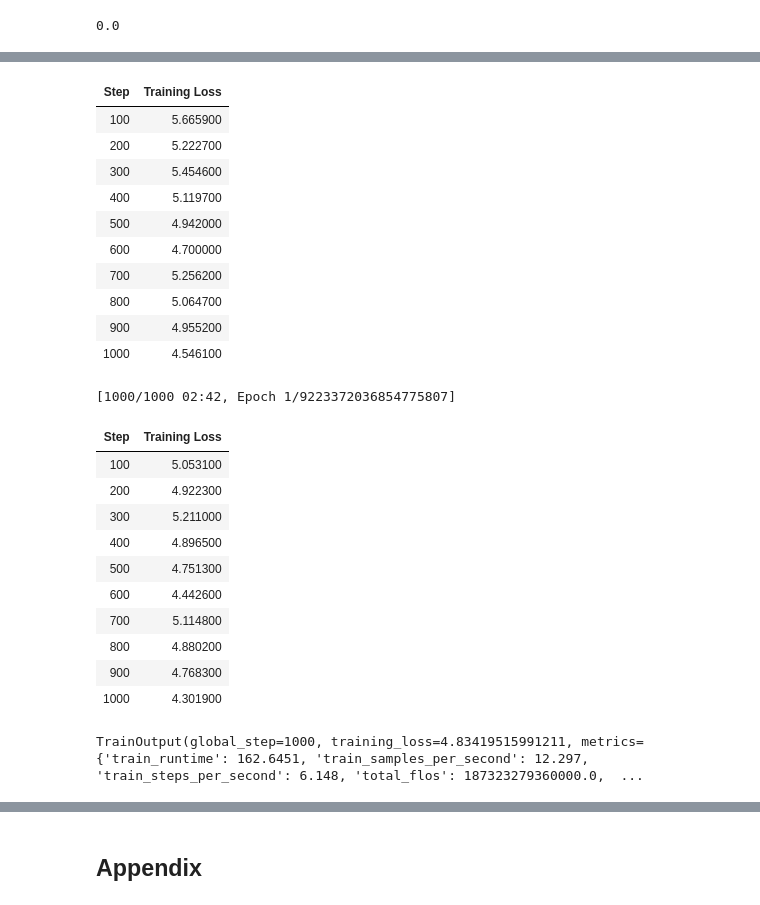
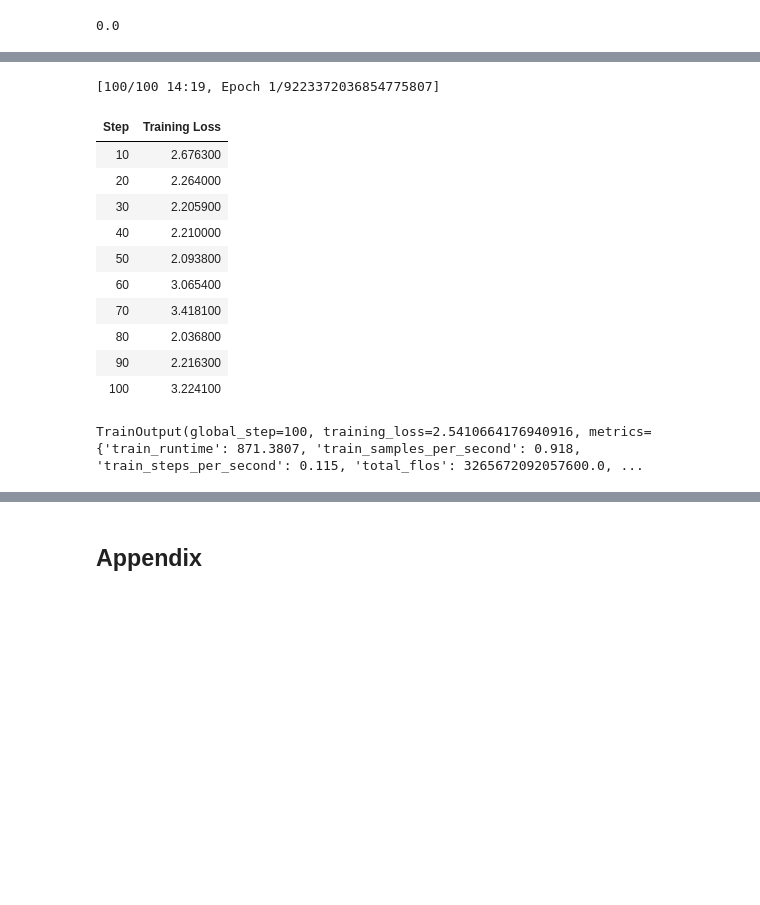
Before and after one commit to shakewingo/GetHandsDirty, a Jupyter notebook: sft/train_llama2_from_scratch.ipynb, the cells around one changed output, grey strips where cells are left out. Cells and saved outputs as stored; diff of their text form; code cells hidden in the pictures; blank space fills up the shorter version.

```diff
--- a/sft/train_llama2_from_scratch.ipynb
+++ b/sft/train_llama2_from_scratch.ipynb
@@ -306,4 +340,5 @@ class LLM(PreTrainedModel):
 # %%
-tokenizer = AutoTokenizer.from_pretrained("./tokenizer")
-tokenizer.bos_token = '<|im_start|>' # based on original data
-tokenizer.eos_token = '<|im_end|>'
+QWEN_PATH = "/Users/yingyao/Desktop/Code.nosync/GetHandsDirty.nosync/gz-data/Qwen2.5-1.5B-Instruct"
+tokenizer = AutoTokenizer.from_pretrained(QWEN_PATH)
+# Qwen2's tokenizer already has <|im_start|> / <|im_end|> registered as added tokens — no patching needed.
+print("vocab size:", len(tokenizer), " pad:", tokenizer.pad_token_id, " eos:", tokenizer.eos_token_id)
@@ -355,16 +415,24 @@ count_parameters(model)
 # %%
-args = TrainingArguments(output_dir='./result',
-                        num_train_epochs=2,
-                        do_train=True,
-                        per_device_train_batch_size=2,
-                        gradient_accumulation_steps=1,
-                        group_by_length=False,
-                        max_steps=1000,
-                        logging_steps=100,
-                        report_to = 'none')
+# bf16=False on MPS: PyTorch's MPS autocast is still patchy. Base weights are already in bf16
+# (from `torch_dtype=torch.bfloat16`), so we get the memory savings without relying on autocast.
+# If you switch to CUDA later, flip bf16=True for speed.
+args = TrainingArguments(
+    output_dir='./result',
+    num_train_epochs=1,
+    do_train=True,
+    per_device_train_batch_size=1,
+    gradient_accumulation_steps=8,
+    gradient_checkpointing=True,
+    learning_rate=2e-4,
+    warmup_ratio=0.03,
+    lr_scheduler_type='cosine',
+    max_steps=100,
+    logging_steps=10,
+    save_steps=100,
+    report_to='none',
+)
 # %%
 data_collator = DefaultDataCollator()
 trainer = Trainer(model=model, args=args, train_dataset=dataset, processing_class=tokenizer, data_collator=data_collator)
 trainer.train(resume_from_checkpoint=False)
-trainer.train()
 # %% [output]
@@ -372,25 +441,14 @@ trainer.train()
+[100/100 14:19, Epoch 1/9223372036854775807]
 | Step | Training Loss |
-| 100 | 5.665900 |
-| 200 | 5.222700 |
-| 300 | 5.454600 |
-| 400 | 5.119700 |
-| 500 | 4.942000 |
-| 600 | 4.700000 |
-| 700 | 5.256200 |
-| 800 | 5.064700 |
-| 900 | 4.955200 |
-| 1000 | 4.546100 |
+| 10 | 2.676300 |
+| 20 | 2.264000 |
+| 30 | 2.205900 |
+| 40 | 2.210000 |
+| 50 | 2.093800 |
+| 60 | 3.065400 |
+| 70 | 3.418100 |
+| 80 | 2.036800 |
+| 90 | 2.216300 |
+| 100 | 3.224100 |
-[1000/1000 02:42, Epoch 1/9223372036854775807]
-| Step | Training Loss |
-| 100 | 5.053100 |
-| 200 | 4.922300 |
-| 300 | 5.211000 |
-| 400 | 4.896500 |
-| 500 | 4.751300 |
-| 600 | 4.442600 |
-| 700 | 5.114800 |
-| 800 | 4.880200 |
-| 900 | 4.768300 |
-| 1000 | 4.301900 |
-TrainOutput(global_step=1000, training_loss=4.83419515991211, metrics={'train_runtime': 162.6451, 'train_samples_per_second': 12.297, 'train_steps_per_second': 6.148, 'total_flos': 187323279360000.0,  ...
+TrainOutput(global_step=100, training_loss=2.5410664176940916, metrics={'train_runtime': 871.3807, 'train_samples_per_second': 0.918, 'train_steps_per_second': 0.115, 'total_flos': 3265672092057600.0, ...
 # %%
```
Also changed, not shown: parts of 15 cells of this notebook, 5 other files.
